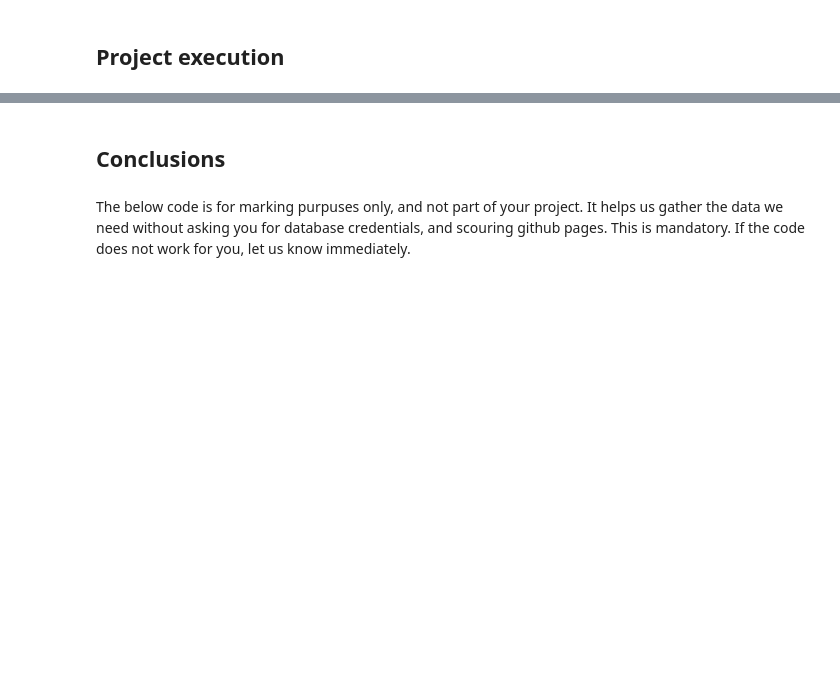
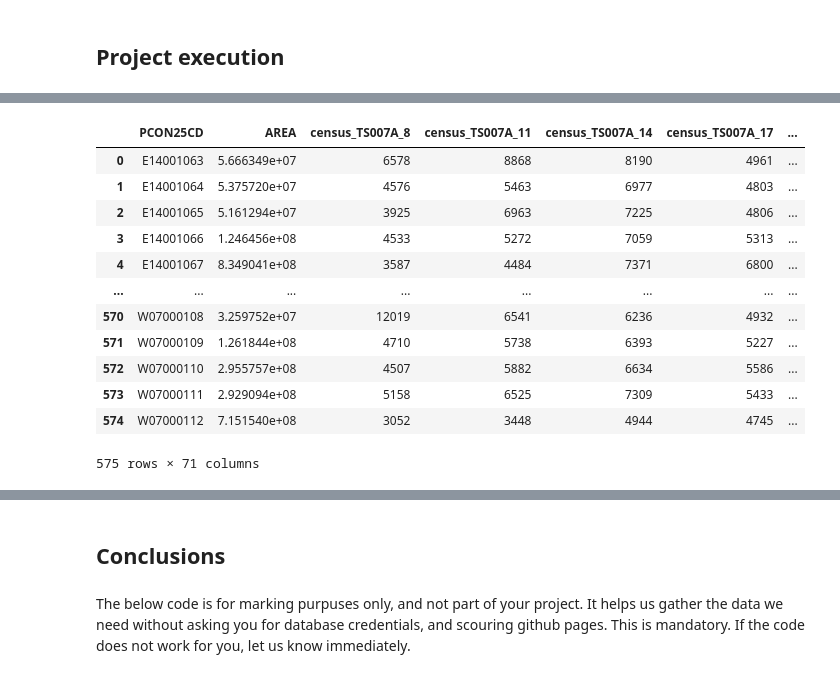
Before and after one commit to sdenyskov/sd995_ads_2024, a Jupyter notebook: notebooks/ads_course_assessment.ipynb, the cells around one changed output, grey strips where cells are left out. Drawn from its saved outputs; the diff is of its cells as text; code cells hidden in the pictures; blank space fills up the shorter version.

```diff
--- a/notebooks/ads_course_assessment.ipynb
+++ b/notebooks/ads_course_assessment.ipynb
@@ -1441,3 +1454,11 @@ Table prices_coordinates_data_old - Approx Row Count 5.8M
 (50000, datetime.date(2024, 1, 1), 'TS17 6LJ', 'T', 'N', 'F', 'THORNABY', 'STOCKTON-ON-TEES', 'STOCKTON-ON-TEES', 'STOCKTON-ON-TEES', 'England', Decimal('54.55240100'), Decimal('-1.30114300'), 2)
 (485000, datetime.date(2024, 1, 1), 'BR3 6QH', 'F', 'N', 'L', '', 'BECKENHAM', 'BROMLEY', 'GREATER LONDON', 'England', Decimal('51.40061400'), Decimal('-0.01854100'), 3)
 """
+# %%
+"""
+url = "https://researchbriefings.files.parliament.uk/documents/CBP-10009/HoC-GE2024-results-by-constituency.csv"
+file_name = "GE2024_results.csv"
+fynesse.access.download_data_csv([url], [file_name])
+"""
+
+results2024_df = fynesse.access.csv_to_df("GE2024_results.csv")
@@ -1443,0 +1586,16 @@ Table prices_coordinates_data_old - Approx Row Count 5.8M
+# %%
+const_df
+# %% [output]
+|  | PCON25CD | AREA | census_TS007A_8 | census_TS007A_11 | census_TS007A_14 | census_TS007A_17 | ... |
+| 0 | E14001063 | 5.666349e+07 | 6578 | 8868 | 8190 | 4961 | ... |
+| 1 | E14001064 | 5.375720e+07 | 4576 | 5463 | 6977 | 4803 | ... |
+| 2 | E14001065 | 5.161294e+07 | 3925 | 6963 | 7225 | 4806 | ... |
+| 3 | E14001066 | 1.246456e+08 | 4533 | 5272 | 7059 | 5313 | ... |
+| 4 | E14001067 | 8.349041e+08 | 3587 | 4484 | 7371 | 6800 | ... |
+| ... | ... | ... | ... | ... | ... | ... | ... |
+| 570 | W07000108 | 3.259752e+07 | 12019 | 6541 | 6236 | 4932 | ... |
+| 571 | W07000109 | 1.261844e+08 | 4710 | 5738 | 6393 | 5227 | ... |
+| 572 | W07000110 | 2.955757e+08 | 4507 | 5882 | 6634 | 5586 | ... |
+| 573 | W07000111 | 2.929094e+08 | 5158 | 6525 | 7309 | 5433 | ... |
+| 574 | W07000112 | 7.151540e+08 | 3052 | 3448 | 4944 | 4745 | ... |
+575 rows × 71 columns
```
Also changed, not shown: parts of 19 cells of this notebook, 1 other file.
